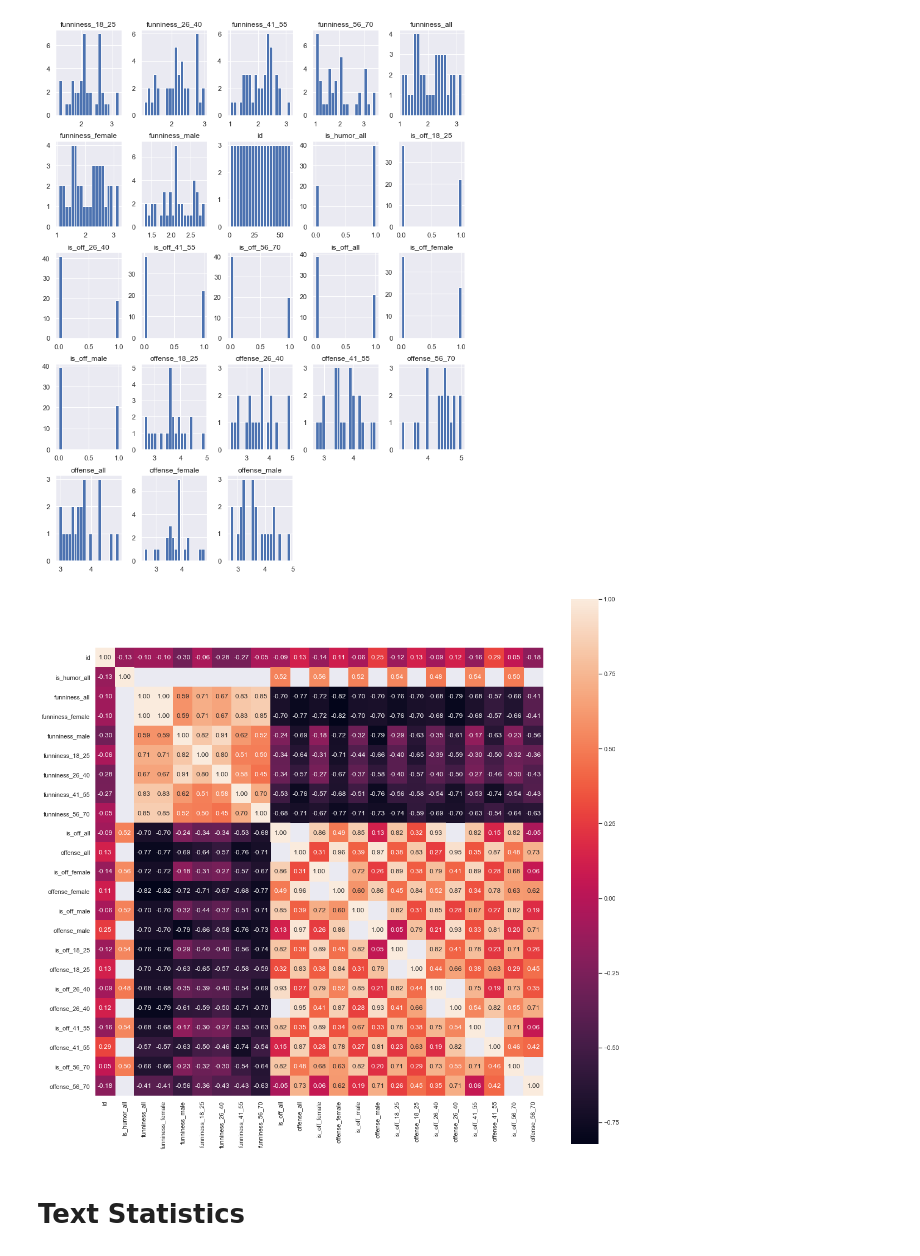
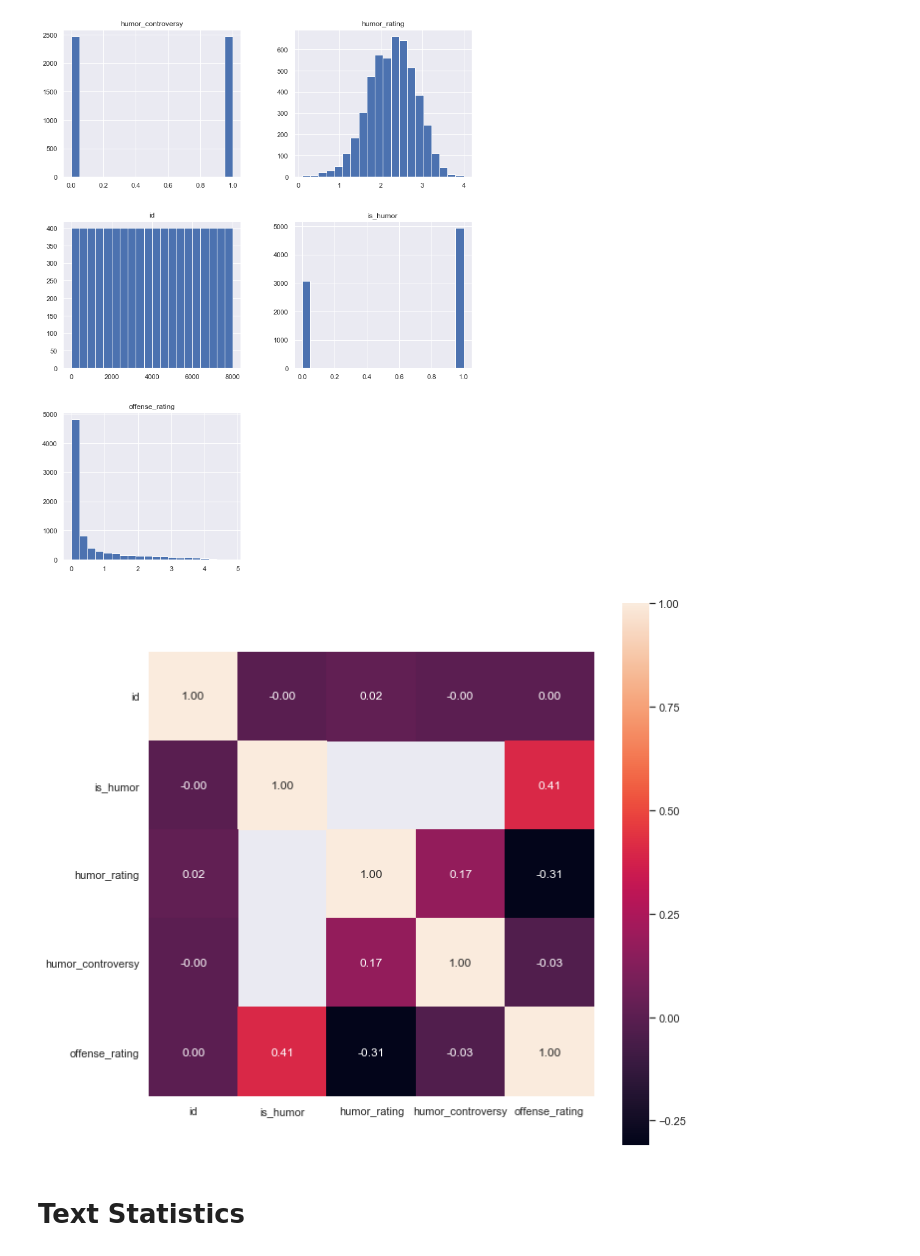
Before and after one commit to SwarnaLathaNatarajan/SemEval-2021-Task-7-Hahackathon, a Jupyter notebook: Exploratory Data Analysis/Dataset analysis.ipynb, the cells around one changed output. Saved outputs shown, nothing was run; the diff lists cells and outputs as text; code cells hidden in the pictures.

Commit message:
EDA: Train data

```diff
--- a/Exploratory Data Analysis/Dataset analysis.ipynb
+++ b/Exploratory Data Analysis/Dataset analysis.ipynb
@@ -24,6 +24,6 @@ import pyLDAvis.gensim
 from collections import  Counter
 from sklearn.feature_extraction.text import CountVectorizer
 # %%
-data= pd.read_csv('trial_data.csv')
+data= pd.read_csv('..\\Data\\train_data\\train.csv')
 data.head()
 # %% [output]
@@ -77,15 +56,15 @@ dtype: int64
 # %%
 data.hist(bins = 20,figsize= (12,16));
 # %% [output]
-[figure, old version]
+[figure, new version]
 # %%
 corr = data.corr()
-plt.figure(figsize = (18,18))
+plt.figure(figsize = (10,10))
 sns.set(font_scale=1)
 sns.heatmap(corr, cbar = True, annot=True, square = True, fmt = '.2f')
 plt.show();
 # %% [output]
-[figure, old version]
+[figure, new version]
 # %% [markdown]
 # Text Statistics
 # %% [markdown]
```
Also changed, not shown: parts of 26 cells of this notebook.
